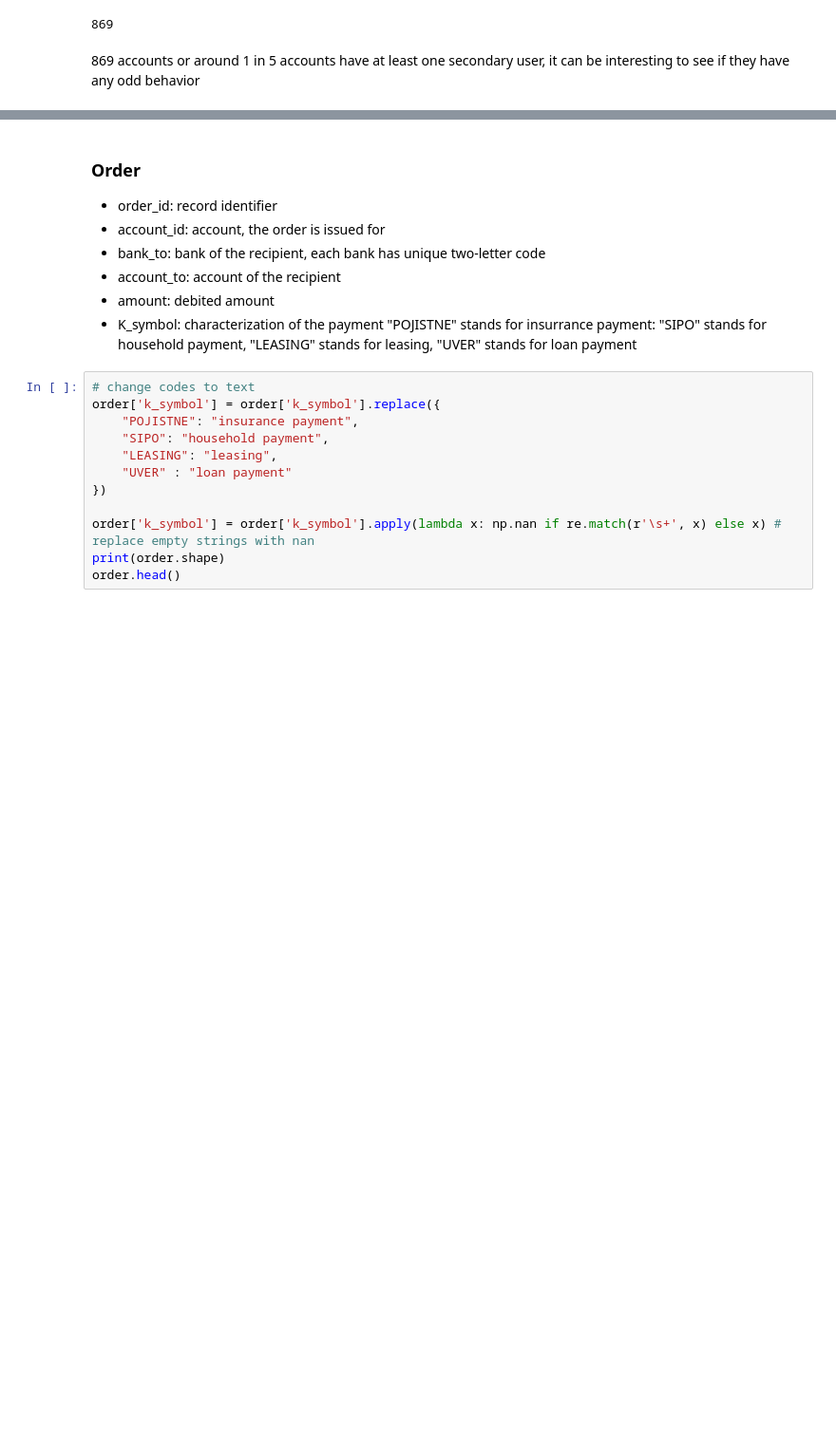
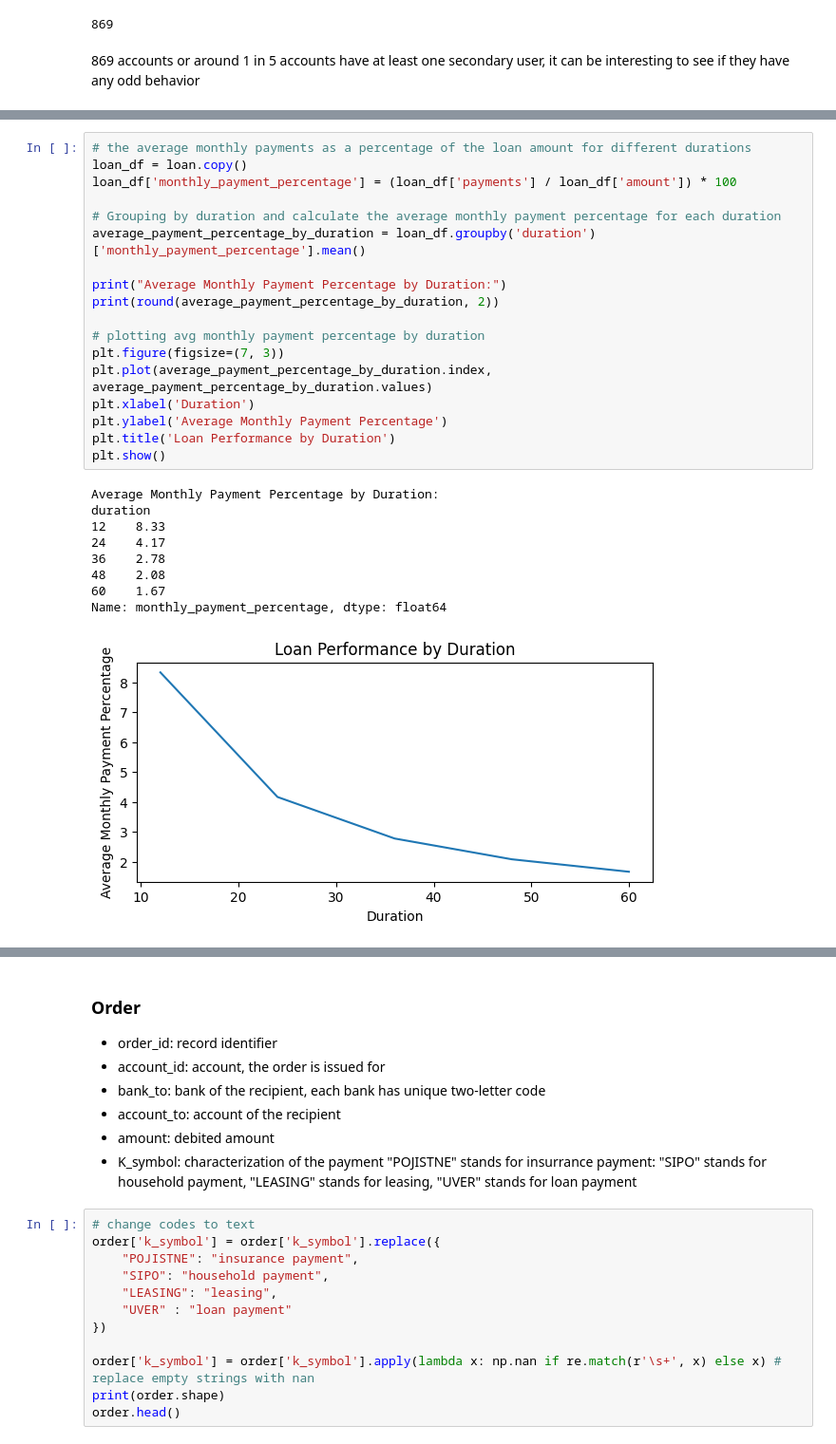
Before and after one commit to Nik8x/Anti_money_Laundering, a Jupyter notebook: Financial_Transactions_Data_Analysis.ipynb, the cells around one changed output, grey strips where cells are left out. Shown at 95% size. Saved outputs shown, nothing was run; the diff lists cells and outputs as text; blank space fills up the shorter version.

```diff
--- a/Financial_Transactions_Data_Analysis.ipynb
+++ b/Financial_Transactions_Data_Analysis.ipynb
@@ -283,0 +423,28 @@ disp.groupby('account_id')['type'].nunique().gt(1).sum()
+# %%
+# the average monthly payments as a percentage of the loan amount for different durations
+loan_df = loan.copy()
+loan_df['monthly_payment_percentage'] = (loan_df['payments'] / loan_df['amount']) * 100
+
+# Grouping by duration and calculate the average monthly payment percentage for each duration
+average_payment_percentage_by_duration = loan_df.groupby('duration')['monthly_payment_percentage'].mean()
+
+print("Average Monthly Payment Percentage by Duration:")
+print(round(average_payment_percentage_by_duration, 2))
+
+# plotting avg monthly payment percentage by duration
+plt.figure(figsize=(7, 3))
+plt.plot(average_payment_percentage_by_duration.index, average_payment_percentage_by_duration.values)
+plt.xlabel('Duration')
+plt.ylabel('Average Monthly Payment Percentage')
+plt.title('Loan Performance by Duration')
+plt.show()
+# %% [output]
+Average Monthly Payment Percentage by Duration:
+duration
+12    8.33
+24    4.17
+36    2.78
+48    2.08
+60    1.67
+Name: monthly_payment_percentage, dtype: float64
+[figure, added]
```
Also changed, not shown: parts of 72 cells of this notebook.
